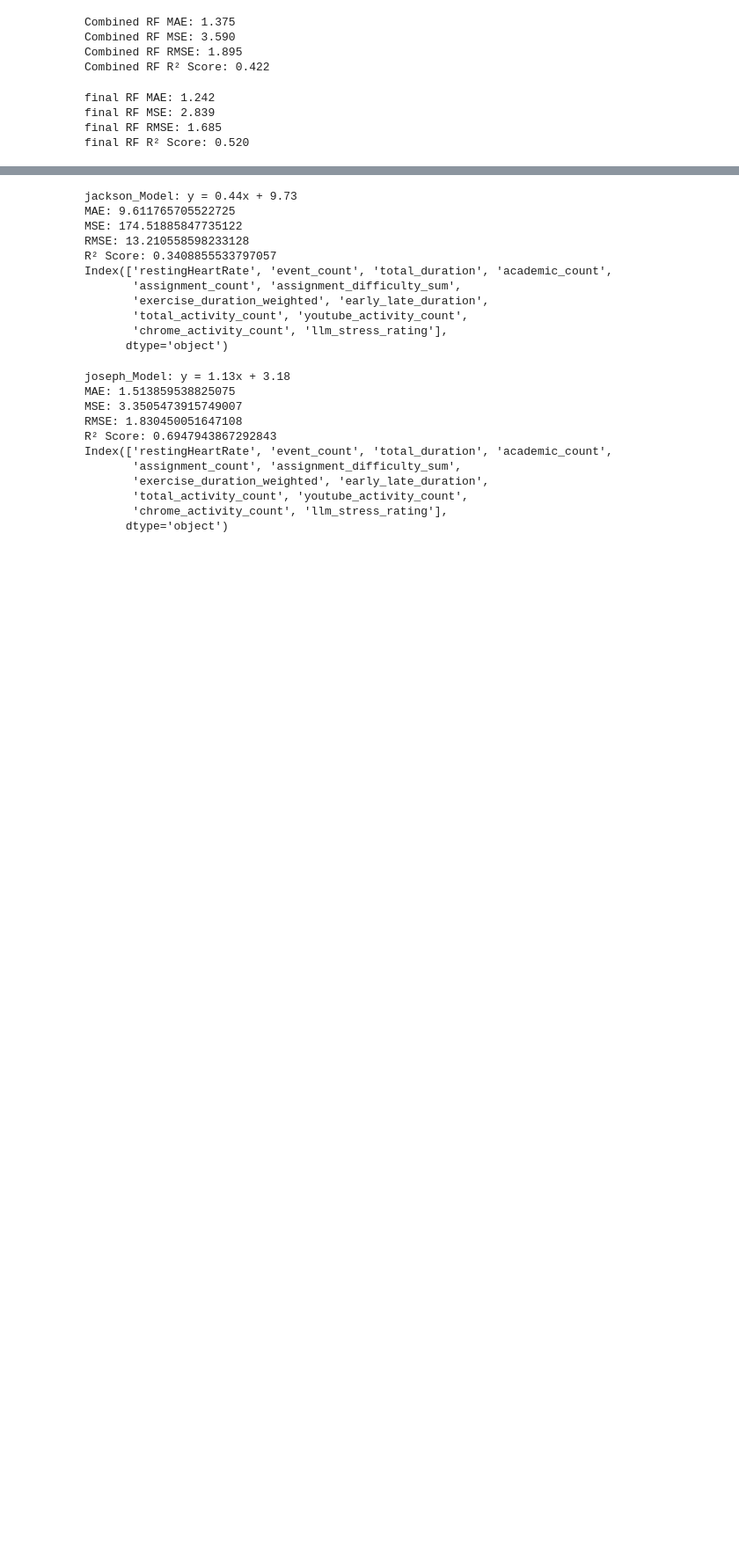
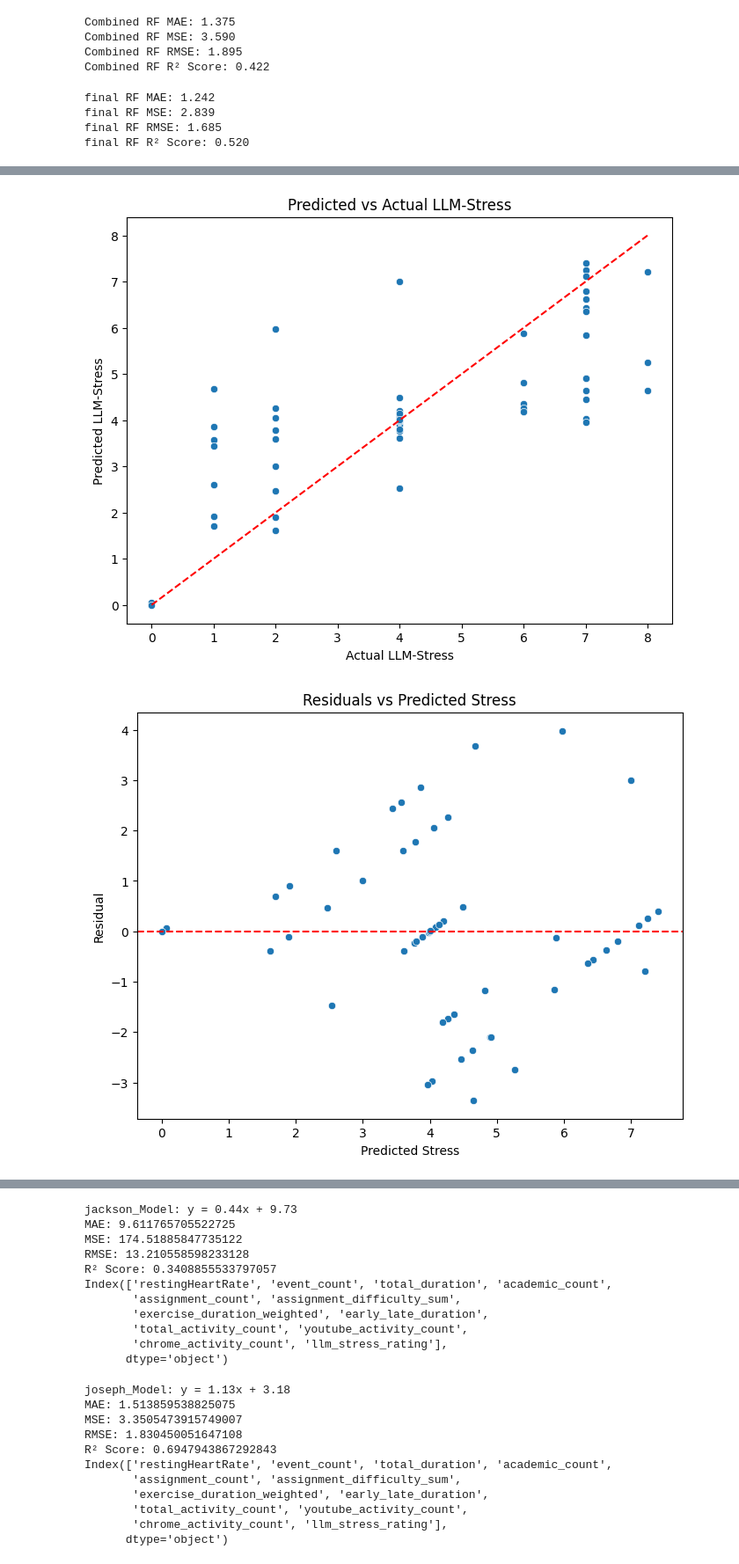
Before and after one commit to wspencerhurst/Analyzing-Online-Behavior-Project, a Jupyter notebook: prediction.ipynb, the cells around one changed output, grey strips where cells are left out. Shown at 88% size. Cells and saved outputs as stored; diff of their text form; code cells hidden in the pictures; blank space fills up the shorter version.

```diff
--- a/prediction.ipynb
+++ b/prediction.ipynb
@@ -209,3 +227,31 @@ final RF R² Score: 0.520
+# %%
+import matplotlib.pyplot as plt
+import seaborn as sns
+
+# y_test = actual stress values
+# y_pred = predicted stress values
+
+# 1. Predicted vs Actual
+plt.figure(figsize=(8,6))
+sns.scatterplot(x=y_test, y=y_pred)
+plt.plot([y_test.min(), y_test.max()], [y_test.min(), y_test.max()], 'r--')  # 45-degree line
+plt.xlabel('Actual LLM-Stress')
+plt.ylabel('Predicted LLM-Stress')
+plt.title('Predicted vs Actual LLM-Stress')
+plt.show()
+
+# 2. Residuals plot
+residuals = y_pred - y_test
+plt.figure(figsize=(8,6))
+sns.scatterplot(x=y_pred, y=residuals)
+plt.axhline(0, color='r', linestyle='--')
+plt.xlabel('Predicted Stress')
+plt.ylabel('Residual')
+plt.title('Residuals vs Predicted Stress')
+plt.show()
+# %% [output]
+[figure, added]
+[figure, added]
 # %%
 
 
```
Also changed, not shown: parts of 9 cells of this notebook.
